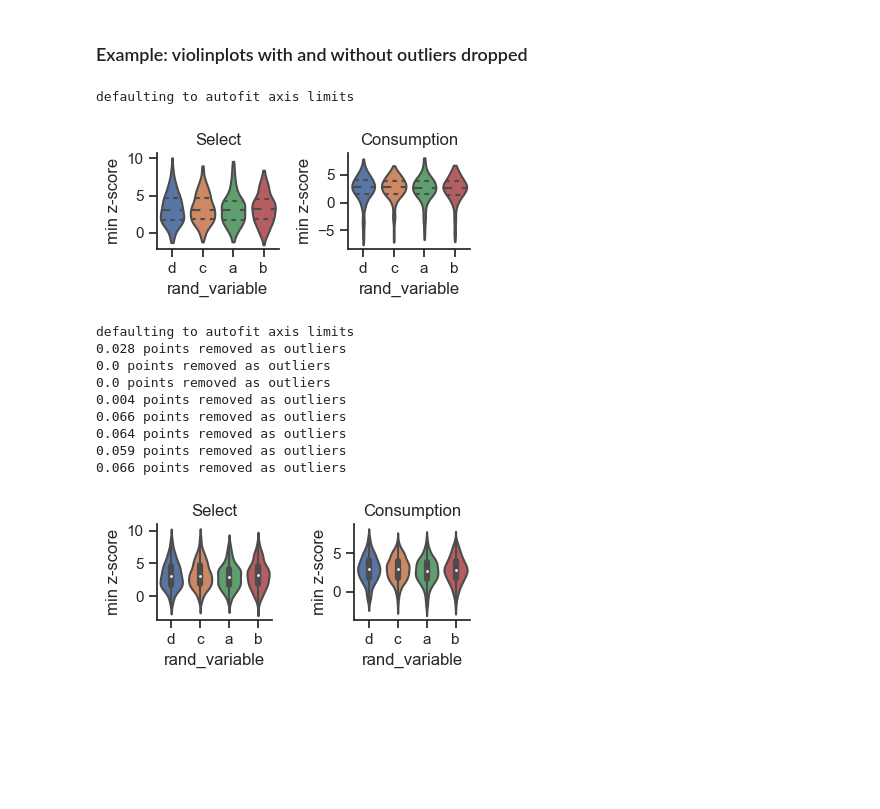
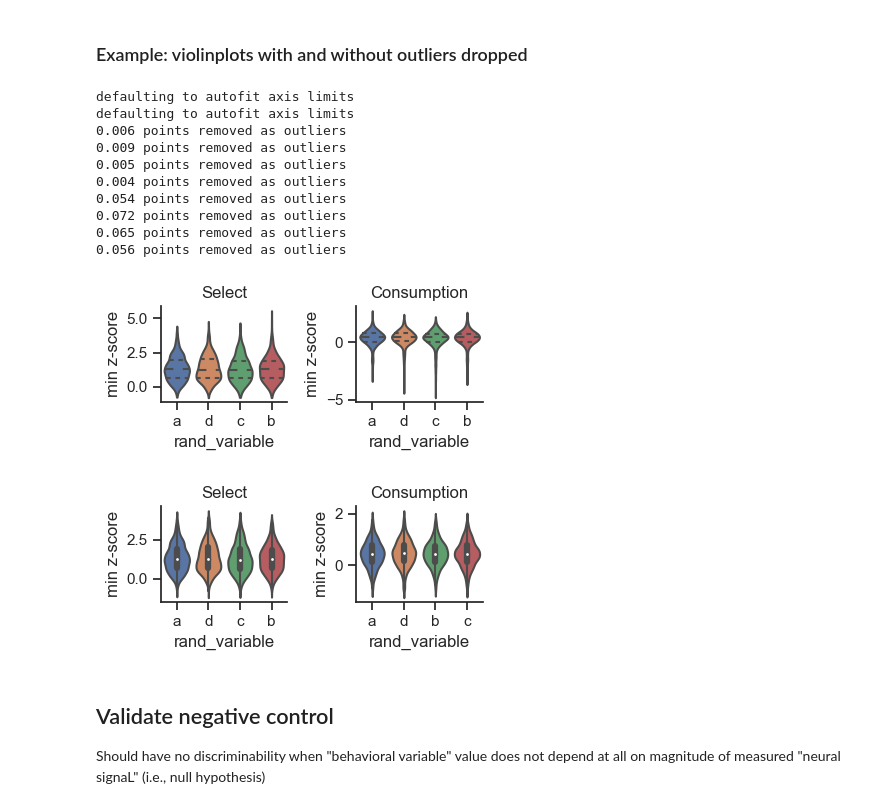
Before and after one commit to celiaberon/neural-timeseries-analysis, a Jupyter notebook: notebooks/simulated_data.ipynb, the cells around one changed output. Cells and saved outputs as stored; diff of their text form; code cells hidden in the pictures; blank space fills up the shorter version.

```diff
--- a/notebooks/simulated_data.ipynb
+++ b/notebooks/simulated_data.ipynb
@@ -28,10 +31,11 @@ trials.loc[trials.Reward<0, 'Reward'] = 0
 trials['rand_variable'] = np.random.choice(['a','b','c','d'], size=len(trials))
 timeseries = sim_data.session
 win = (1,3)
+ch = ['grnL', 'amplitudes']
 
 for epoch in ['Cue', 'Select', 'Consumption']:
-    trials = align.align_photometry_to_event(trials, timeseries, channel='grnL',
-                                                aligned_event=epoch, window=win, quantify_peaks=False)
+    trials = align.align_photometry_to_event(trials, timeseries, channel=ch,
+                                             aligned_event=epoch, window=win, quantify_peaks=True)
 
 # Now it's ok to start dropping trials because we've stored photometry snippets.
 timeseries_trimmed, trials_trimmed = align.trim_trials_without_licks(timeseries, trials)
@@ -132,17 +144 @@ min cue NR: -0.08
-# %%
-for epoch in ['Cue', 'Select', 'Consumption']:
-    trials = align.align_photometry_to_event(trials, timeseries, channel='grnL',
-                                                aligned_event=epoch, window=win, quantify_peaks=False)
-
-# Now it's ok to start dropping trials because we've stored photometry snippets.
-timeseries_trimmed, trials_trimmed = align.trim_trials_without_licks(timeseries, trials)
-
-peaks = group_peak_metrics(trials_trimmed,
-                        grouping_levels=['Session'],
-                        channel='grnL',
-                        states=['Cue','Consumption'],
-                        agg_funcs=['mean','min','max'],
-                        offset=False)
-
-peaks.loc[peaks.Reward<0, 'Reward'] = 0
 # %% [markdown]
@@ -198,40 +197,44 @@ fig, ax = plot_peaks_wrapper(peaks,
 # %%
 peaks = group_peak_metrics(trials_trimmed,
                          grouping_levels=['Reward'],
-                         channel='grnL',
+                         channel=ch[0],
                          agg_funcs=['max', 'min'],
                          states=['Select', 'Consumption'],
                          offset=False)
 
 violinplot_kws = {'palette':None, 'cut':0, 'inner':'quartiles'}
 fig, ax = plot_peaks_wrapper(peaks,
                            x_col='rand_variable',
+                           channel=ch[0],
                            plot_func=sns.violinplot,
                            metrics='min',
                            flatten_layout=True,
                            plot_func_kws=violinplot_kws,
                            states=['Select', 'Consumption'], ignore_reward=True
                             )
+
+fig, ax = plot_peaks_wrapper(peaks,
+                            x_col='rand_variable',
+                            channel=ch[0],
+                            plot_func=sns.violinplot,
+                            metrics='min',
+                            flatten_layout=True,
+                            states=['Select', 'Consumption'], ignore_reward=True,
+                            show_outliers=False
+                            )
 # %% [output]
 defaulting to autofit axis limits
+defaulting to autofit axis limits
+0.006 points removed as outliers
+0.009 points removed as outliers
+0.005 points removed as outliers
+0.004 points removed as outliers
+0.054 points removed as outliers
+0.072 points removed as outliers
+0.065 points removed as outliers
+0.056 points removed as outliers
-[figure, old version]
+[figure, new version]
+[figure, added]
-# %%
-fig, ax = plot_peaks_wrapper(peaks,
-                           x_col='rand_variable',
-                           plot_func=sns.violinplot,
-                            metrics='min',
-                            flatten_layout=True,
-                            states=['Select', 'Consumption'], ignore_reward=True,
-                            show_outliers=False
-                            )
-# %% [output]
-defaulting to autofit axis limits
-0.028 points removed as outliers
-0.0 points removed as outliers
-0.0 points removed as outliers
-0.004 points removed as outliers
-0.066 points removed as outliers
-0.064 points removed as outliers
-0.059 points removed as outliers
-0.066 points removed as outliers
-[figure, removed]
+# %% [markdown]
+## Validate negative control
+Should have no discriminability when "behavioral variable" value does not depend at all on magnitude of measured "neural signaL" (i.e., null hypothesis)
```
Also changed, not shown: parts of 17 cells of this notebook.
